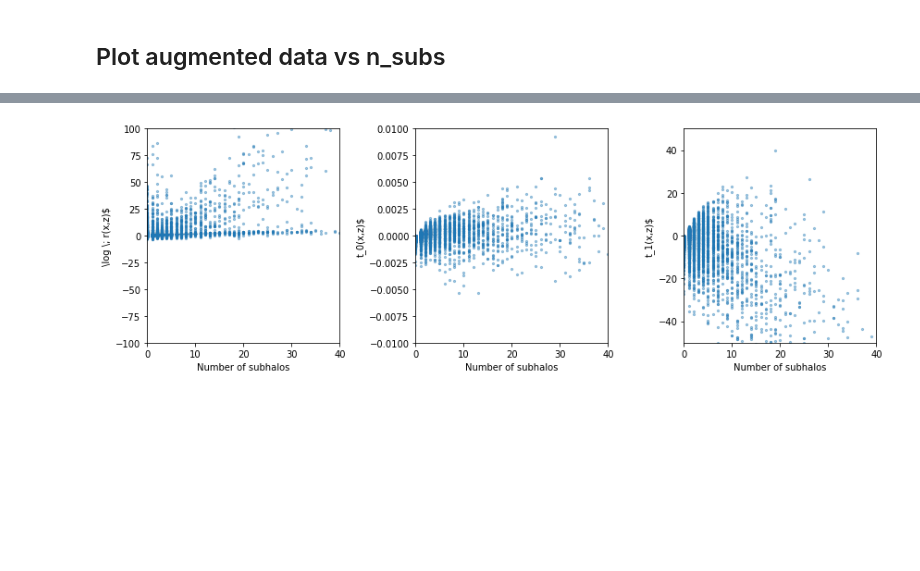
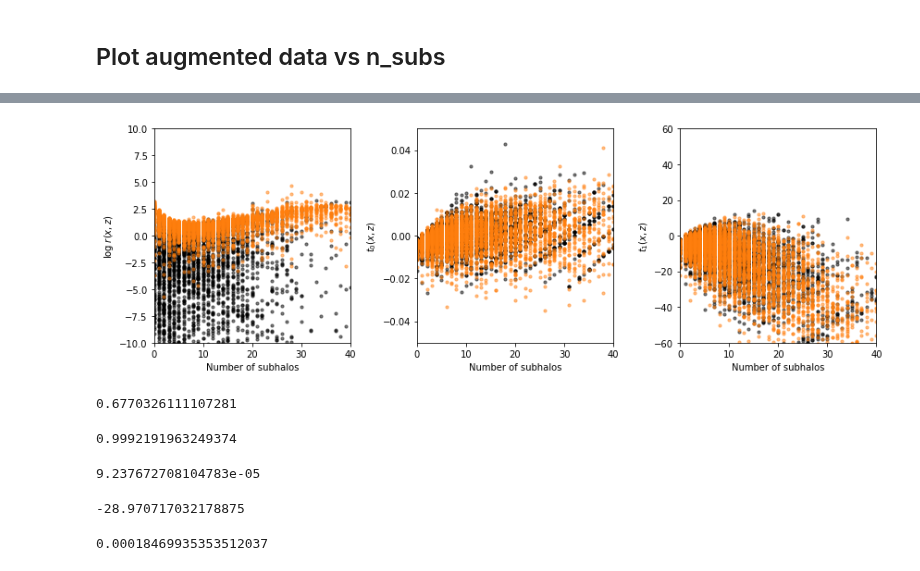
Before and after one commit to smsharma/mining-for-substructure-lens, a Jupyter notebook: notebooks/02_analyze_joint_data.ipynb, the cells around one changed output, grey strips where cells are left out. Drawn from its saved outputs; the diff is of its cells as text; code cells hidden in the pictures; blank space fills up the shorter version.

```diff
--- a/notebooks/02_analyze_joint_data.ipynb
+++ b/notebooks/02_analyze_joint_data.ipynb
@@ -33,29 +33,52 @@ log_r_xz_train.shape
 # %%
-skip = 10
+skip = 1
 fig = plt.figure(figsize=(12,4))
 
 ax = plt.subplot(1,3,1)
-plt.scatter(n_subs_train[::skip], log_r_xz_train[::skip], alpha=0.4, s=5.)
+plt.scatter(n_subs_train[y_train==1][::skip], (log_r_xz_train[y_train==1][::skip]), alpha=0.5, s=10., c='black')
+plt.scatter(n_subs_train[y_train==0][::skip], (log_r_xz_train[y_train==0][::skip]), alpha=0.5, s=10., c='C1')
 plt.xlabel("Number of subhalos")
-plt.ylabel(r"\log \; r(x,z)$")
+plt.ylabel(r"$\log \; r(x,z)$")
 plt.xlim(0.,40.)
-plt.ylim(-100.,100.)
+plt.ylim(-10,10.)
 
 ax = plt.subplot(1,3,2)
-plt.scatter(n_subs_train[::skip], t_xz_train[::skip, 0], alpha=0.4, s=5.)
+plt.scatter(n_subs_train[y_train==1][::skip], t_xz_train[y_train==1][::skip, 0], alpha=0.5, s=10., c='black')
+plt.scatter(n_subs_train[y_train==0][::skip], t_xz_train[y_train==0][::skip, 0], alpha=0.5, s=10., c='C1')
 plt.xlabel("Number of subhalos")
-plt.ylabel(r"t_0(x,z)$")
+plt.ylabel(r"$t_0(x,z)$")
 plt.xlim(0.,40.)
-plt.ylim(-0.01,0.01)
+plt.ylim(-.05,.05)
 
 ax = plt.subplot(1,3,3)
-plt.scatter(n_subs_train[::skip], t_xz_train[::skip, 1], alpha=0.4, s=5.)
+plt.scatter(n_subs_train[y_train==1][::skip], t_xz_train[y_train==1][::skip, 1], alpha=0.5, s=10., c='black')
+plt.scatter(n_subs_train[y_train==0][::skip], t_xz_train[y_train==0][::skip, 1], alpha=0.5, s=10., c='C1')
 plt.xlabel("Number of subhalos")
-plt.ylabel(r"t_1(x,z)$")
+plt.ylabel(r"$t_1(x,z)$")
 plt.xlim(0.,40.)
-plt.ylim(-50.,50.)
+plt.ylim(-60.,60.)
 
 plt.tight_layout()
-plt.show()
+plt.savefig("../figures/gold.pdf")
 # %% [output]
-[figure, old version]
+[figure, new version]
+# %%
+np.mean(np.exp(-log_r_xz_train[y_train==0]))
+# %% [output]
+0.6770326111107281
+# %%
+np.mean(np.exp(log_r_xz_train[y_train==1]))
+# %% [output]
+0.9992191963249374
+# %%
+np.mean(t_xz_train[y_train==0][:,0])
+# %% [output]
+9.237672708104783e-05
+# %%
+np.mean(t_xz_train[y_train==0][:,1])
+# %% [output]
+-28.970717032178875
+# %%
+np.mean(t_xz_train[y_train==1][:,0])
+# %% [output]
+0.00018469935353512037
```
Also changed, not shown: parts of 2 cells of this notebook, 7 other files.
